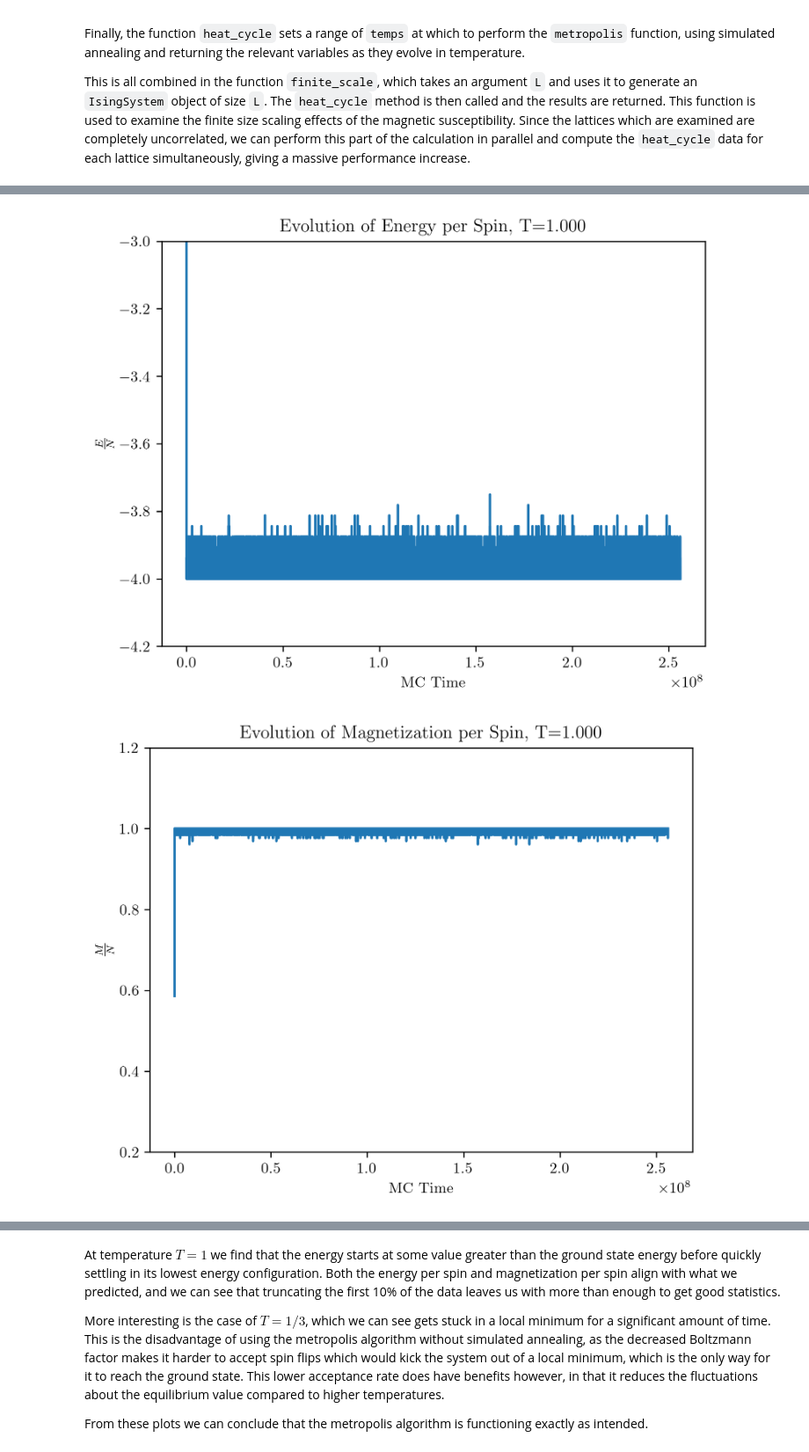
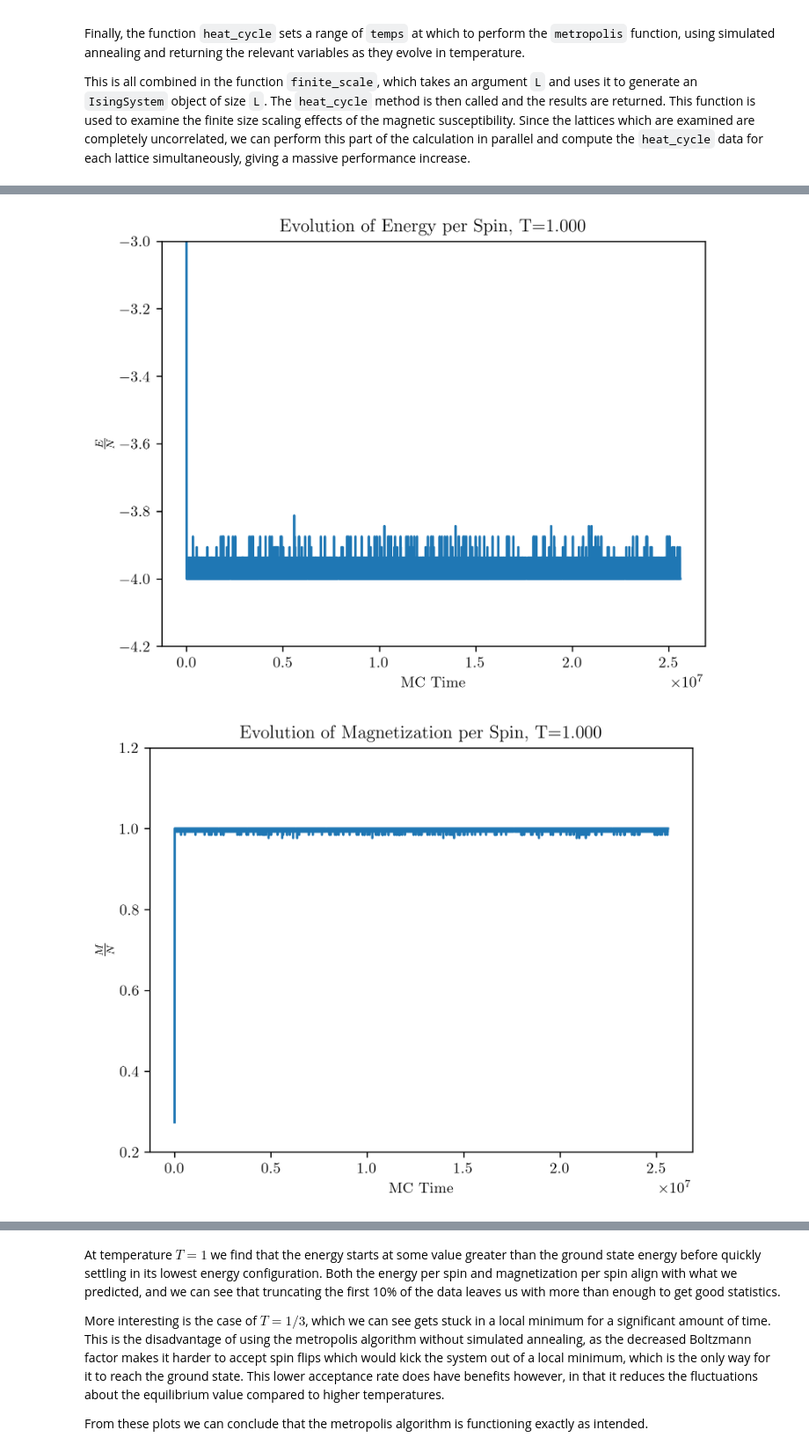
Before and after one commit to m-bouliane/Phys-705, a Jupyter notebook: Final Project.ipynb, the cells around one changed output, grey strips where cells are left out. Shown at 88% size. Drawn from its saved outputs; the diff is of its cells as text; code cells hidden in the pictures.

```diff
--- a/Final Project.ipynb
+++ b/Final Project.ipynb
@@ -249,26 +249,24 @@ Using a very similar argument, we expect that $\frac{|M|}{N} = 1$ is the value a
 # %%
 def partA(T):
 
     sys = IsingSystem(T, 16)
 
-    energy, _, _, mag, _, _ = sys.metropolis(1e6, 0.1)
+    energy, _, _, mag, _, _ = sys.metropolis(1e5, 0.1)
 
     plt.plot(energy[0], energy[1])
     plt.xlabel("MC Time")
     plt.ylabel(r"$\frac{E}{N}$")
     plt.title("Evolution of Energy per Spin, T={%.3f}"%T)
-    plt.ylim(-4.2, -3)
     plt.show()
 
     plt.plot(mag[0], mag[1])
     plt.xlabel("MC Time")
     plt.ylabel(r"$\frac{M}{N}$")
     plt.title("Evolution of Magnetization per Spin, T={%.3f}"%T)
-    plt.ylim(0.2, 1.2)
     plt.show()
 
 partA(1)
 partA(1/3)
 # %% [output]
-[figure, old version]
+[figure, new version]
-[figure, old version]
+[figure, new version]
```
Also changed, not shown: parts of 6 cells of this notebook, 2 other files.
